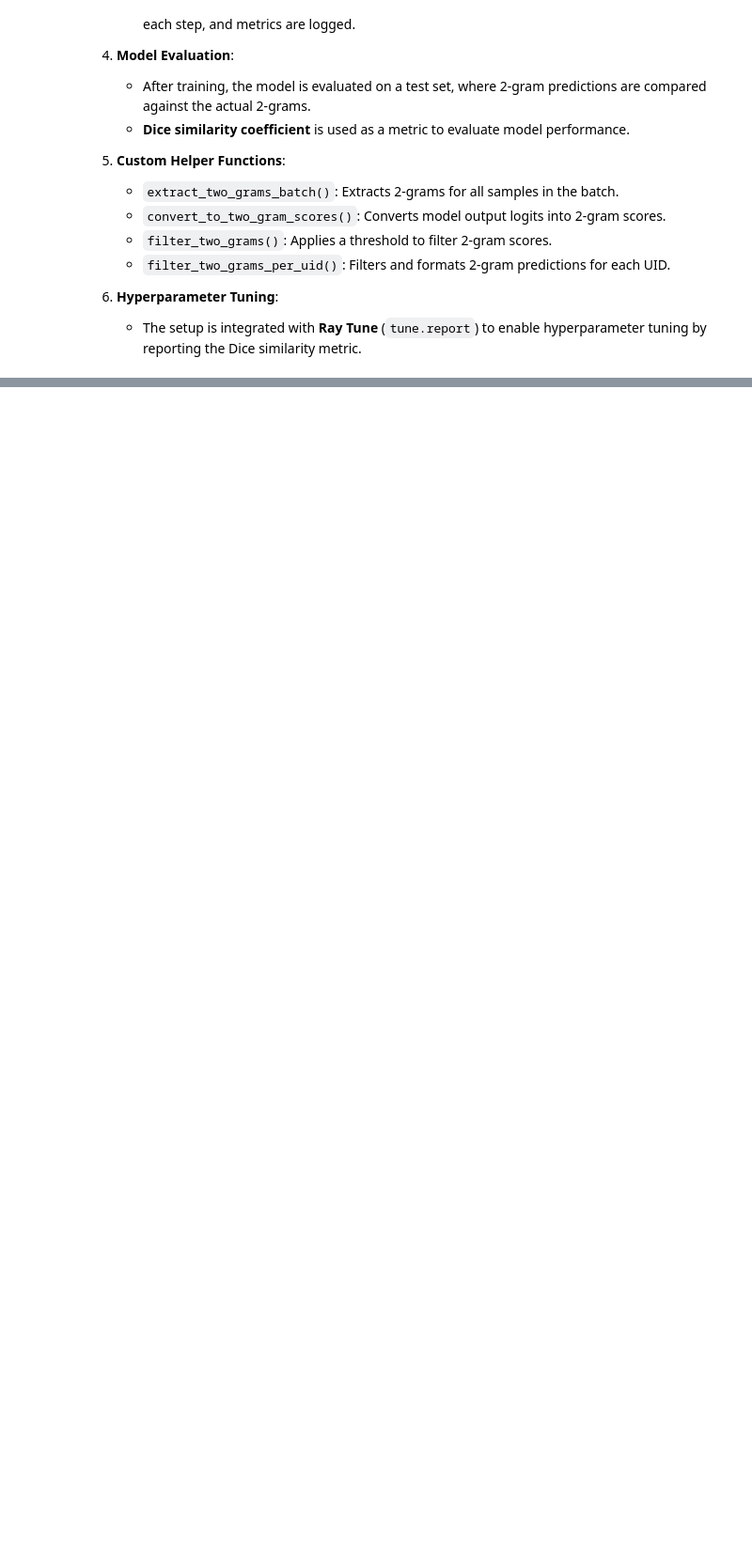
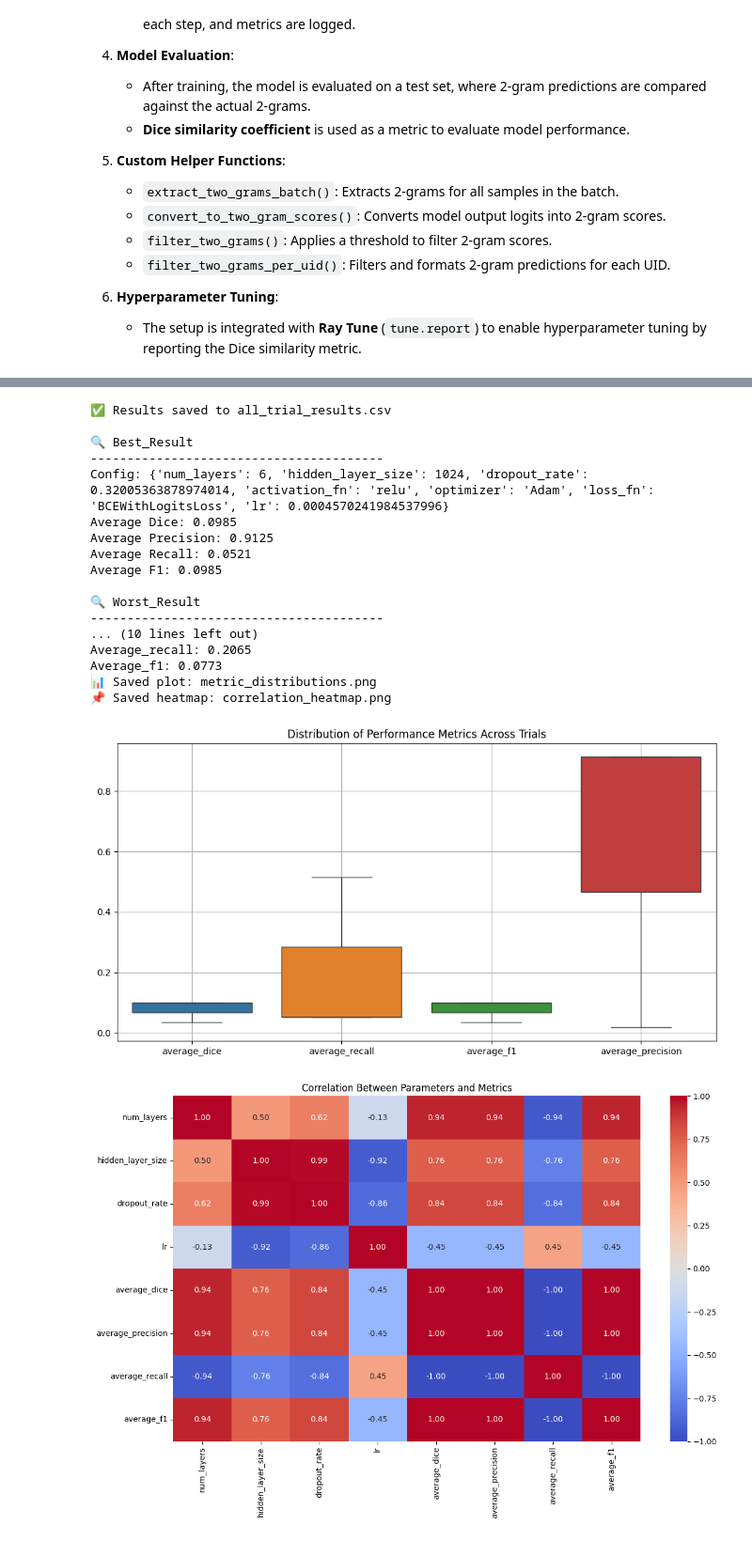
Before and after one commit to marcelmildenberger/dataset-extension-attack, a Jupyter notebook: hyperparameter_optimization.ipynb, the cells around one changed output, grey strips where cells are left out. Shown at 94% size. Saved outputs shown, nothing was run; the diff lists cells and outputs as text; code cells hidden in the pictures; blank space fills up the shorter version.

```diff
--- a/hyperparameter_optimization.ipynb
+++ b/hyperparameter_optimization.ipynb
@@ -148,26 +152,23 @@ eve_enc_hash, alice_enc_hash, eve_emb_hash, alice_emb_hash = get_hashes(GLOBAL_C
 
 # Define file paths based on the configuration hashes
 path_reidentified = f"./data/available_to_eve/reidentified_individuals_{eve_enc_hash}_{alice_enc_hash}_{eve_emb_hash}_{alice_emb_hash}.h5"
-path_not_reidentified = f"./data/available_to_eve/not_reidentified_individuals_{eve_enc_hash}_{alice_enc_hash}_{eve_emb_hash}_{alice_emb_hash}.h5"
 path_all = f"./data/dev/alice_data_complete_with_encoding_{eve_enc_hash}_{alice_enc_hash}_{eve_emb_hash}_{alice_emb_hash}.h5"
 
 # Check if the output files already exist
-if os.path.isfile(path_reidentified) and os.path.isfile(path_not_reidentified) and os.path.isfile(path_all):
+if os.path.isfile(path_reidentified) and os.path.isfile(path_all):
     # Load previously saved attack results
     reidentified_data = hkl.load(path_reidentified)
-    not_reidentified_data = hkl.load(path_not_reidentified)
     all_data = hkl.load(path_all)
 
 else:
     # Run Graph Matching Attack if files are not found
-    reidentified_data, not_reidentified_data, all_data = run_gma(
+    reidentified_data, _, all_data = run_gma(
         GLOBAL_CONFIG, ENC_CONFIG, EMB_CONFIG, ALIGN_CONFIG, DEA_CONFIG,
         eve_enc_hash, alice_enc_hash, eve_emb_hash, alice_emb_hash
     )
 
 # Convert lists to DataFrames
 df_reidentified = pd.DataFrame(reidentified_data[1:], columns=reidentified_data[0])
-df_not_reidentified = pd.DataFrame(not_reidentified_data[1:], columns=not_reidentified_data[0])
 df_all = pd.DataFrame(all_data[1:], columns=all_data[0])
 # %%
 # --- Generate a dictionary of all possible 2-grams from letters and digits ---
@@ -466,23 +377,21 @@ search_space = {
     "optimizer": tune.choice(["Adam", "SGD", "RMSprop"]),  # Optimizer options
     "loss_fn": tune.choice(["BCEWithLogitsLoss"]),  # Loss function (currently using BCEWithLogitsLoss)
     "lr": tune.loguniform(1e-5, 1e-2),  # Learning rate in a log-uniform range
-    "epochs": tune.randint(5, 30),  # Number of epochs between 10 and 20
 }
 
 # Initialize Ray for hyperparameter optimization
 ray.init(ignore_reinit_error=True)
 
 # Optuna Search Algorithm for optimizing the hyperparameters
-optuna_search = OptunaSearch(metric="dice", mode="max")
+optuna_search = OptunaSearch(metric="average_dice", mode="max")
 
 # Use ASHAScheduler to manage trials and early stopping
-scheduler = ASHAScheduler(metric="dice", mode="max")
+scheduler = ASHAScheduler(metric="average_dice", mode="max")
 
 trainable = tune.with_parameters(
     train_model,
     dataloader_tr = dataloader_train,
     dataloader_v = dataloader_val,
-    dataloader_te = dataloader_test,
     threshold = DEA_CONFIG["FilterThreshold"]
 )
 
@@ -514,14 +438,14 @@ os.makedirs(save_to, exist_ok=True)
 result_grid = results
 
 # Best and worst result based on dice
-best_result = result_grid.get_best_result(metric="dice", mode="max")
-worst_result = result_grid.get_best_result(metric="dice", mode="min")
+best_result = result_grid.get_best_result(metric="average_dice", mode="max")
+worst_result = result_grid.get_best_result(metric="average_dice", mode="min")
 
 # Combine configs and metrics into a DataFrame
 df = pd.DataFrame([
     {
         **result.config,
-        **{k: result.metrics.get(k) for k in ["precision", "recall", "f1", "dice", "average_dice", "average_precision", "average_recall", "average_f1"]},
+        **{k: result.metrics.get(k) for k in ["average_dice", "average_precision", "average_recall", "average_f1"]},
     }
     for result in result_grid
 ])
@@ -534,10 +458,6 @@ def print_result(label, result):
     print(f"\n🔍 {label}")
     print("-" * 40)
     print(f"Config: {result.config}")
-    print(f"Dice Score: {result.metrics.get('dice'):.4f}")
-    print(f"Precision:  {result.metrics.get('precision'):.4f}")
-    print(f"Recall:     {result.metrics.get('recall'):.4f}")
-    print(f"F1 Score:   {result.metrics.get('f1'):.4f}")
     print(f"Average Dice: {result.metrics.get('average_dice'):.4f}")
     print(f"Average Precision: {result.metrics.get('average_precision'):.4f}")
     print(f"Average Recall: {result.metrics.get('average_recall'):.4f}")
@@ -547,36 +467,69 @@ def print_result(label, result):
     result_dict.pop("config", None)
     result_dict.pop("checkpoint_dir_name", None)
     result_dict.pop("experiment_tag", None)
+    result_dict.pop("done", None)
+    result_dict.pop("training_iteration", None)
+    result_dict.pop("trial_id", None)
+    result_dict.pop("date", None)
+    result_dict.pop("time_this_iter_s", None)
+    result_dict.pop("pid", None)
+    result_dict.pop("time_total_s", None)
+    result_dict.pop("hostname", None)
+    result_dict.pop("node_ip", None)
+    result_dict.pop("time_since_restore", None)
+    result_dict.pop("iterations_since_restore", None)
+    result_dict.pop("timestamp", None)
     # Convert to a DataFrame and save
     df = pd.DataFrame([result_dict])
     df.to_csv(f"{save_to}/{label}.csv", index=False)
 
 print_result("Best_Result", best_result)
 print_result("Worst_Result", worst_result)
 
 # Compute and print average metrics
 print("\n📊 Average Metrics Across All Trials")
-avg_metrics = df[["precision", "recall", "f1", "dice", "average_dice", "average_precision", "average_recall", "average_f1"]].mean()
+avg_metrics = df[["average_dice", "average_precision", "average_recall", "average_f1"]].mean()
 print("-" * 40)
 for key, value in avg_metrics.items():
     print(f"{key.capitalize()}: {value:.4f}")
 
 # --- 📈 Plotting performance metrics ---
 plt.figure(figsize=(12, 6))
-sns.boxplot(data=df[["precision", "recall", "f1", "dice"]])
+sns.boxplot(data=df[["average_dice", "average_recall", "average_f1", "average_precision"]])
 plt.title("Distribution of Performance Metrics Across Trials")
 plt.grid(True)
-plt.savefig(f"{save_to}/metric_distributions.pnrint("📊 Saved plot: metric_distributions.png")
+plt.savefig(f"{save_to}/metric_distributions.png")
+print("📊 Saved plot: metric_distributions.png")
 
 # --- 📌 Correlation between config params and performance ---
 # Only include numeric config columns
 numeric_config_cols = [col for col in df.columns if pd.api.types.is_numeric_dtype(df[col])]
 correlation_df = df[numeric_config_cols].corr()
 
 # Plot heatmap
 plt.figure(figsize=(12, 8))
 sns.heatmap(correlation_df, annot=True, cmap="coolwarm", fmt=".2f")
 plt.title("Correlation Between Parameters and Metrics")
 plt.tight_layout()
 plt.savefig(f"{save_to}/correlation_heatmap.png")
 print("📌 Saved heatmap: correlation_heatmap.png")
+# %% [output]
+✅ Results saved to all_trial_results.csv
+
+🔍 Best_Result
+----------------------------------------
+Config: {'num_layers': 6, 'hidden_layer_size': 1024, 'dropout_rate': 0.32005363878974014, 'activation_fn': 'relu', 'optimizer': 'Adam', 'loss_fn': 'BCEWithLogitsLoss', 'lr': 0.0004570241984537996}
+Average Dice: 0.0985
+Average Precision: 0.9125
+Average Recall: 0.0521
+Average F1: 0.0985
+
+🔍 Worst_Result
+----------------------------------------
+... (10 lines left out)
+Average_recall: 0.2065
+Average_f1: 0.0773
+📊 Saved plot: metric_distributions.png
+📌 Saved heatmap: correlation_heatmap.png
+[figure, added]
+[figure, added]
```
Also changed, not shown: parts of 6 cells of this notebook, 3 other files.
